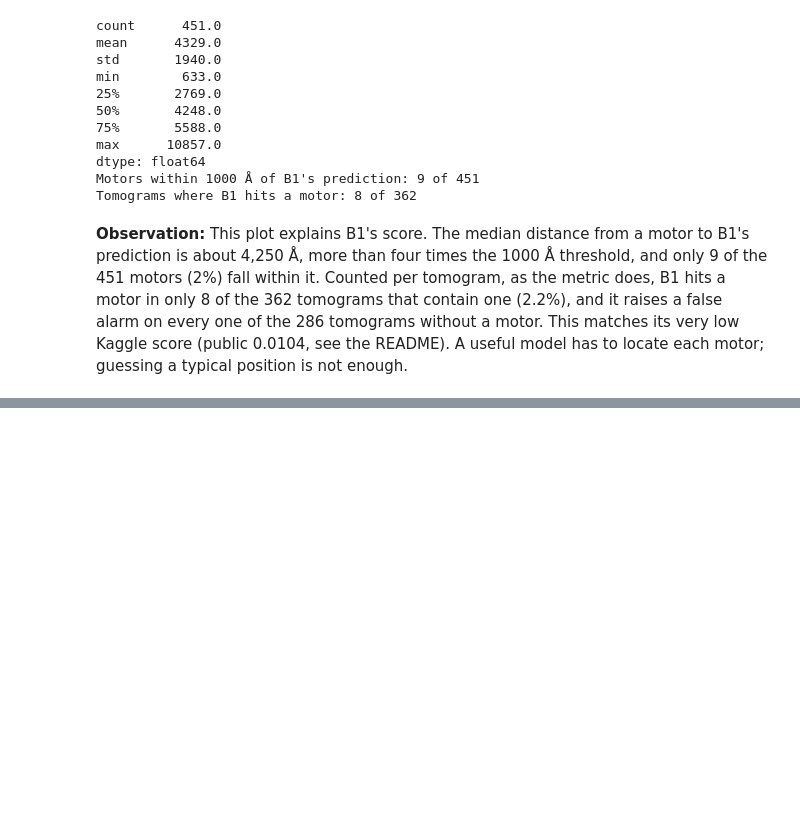
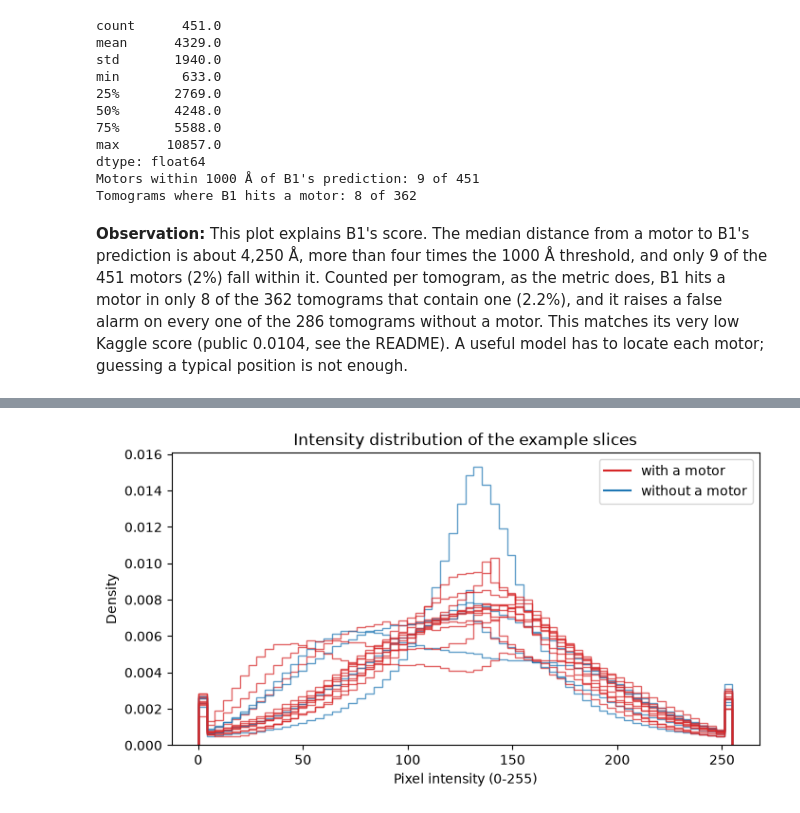
Before and after one commit to ceng313-2026/GROUP10_CENG313, a Jupyter notebook: notebooks/drafts/kaan_eda.ipynb, the cells around one changed output, grey strips where cells are left out. Cells and saved outputs as stored; diff of their text form; code cells hidden in the pictures; blank space fills up the shorter version.

```diff
--- a/notebooks/drafts/kaan_eda.ipynb
+++ b/notebooks/drafts/kaan_eda.ipynb
@@ -228,0 +265,6 @@ Tomograms where B1 hits a motor: 8 of 362
+# %%
+plt.figure(figsize=(8, 4))
+plots.intensity_histograms(examples)
+plt.show()
+# %% [output]
+[figure, added]
```
Also changed, not shown: parts of 10 cells of this notebook, 1 other file.
